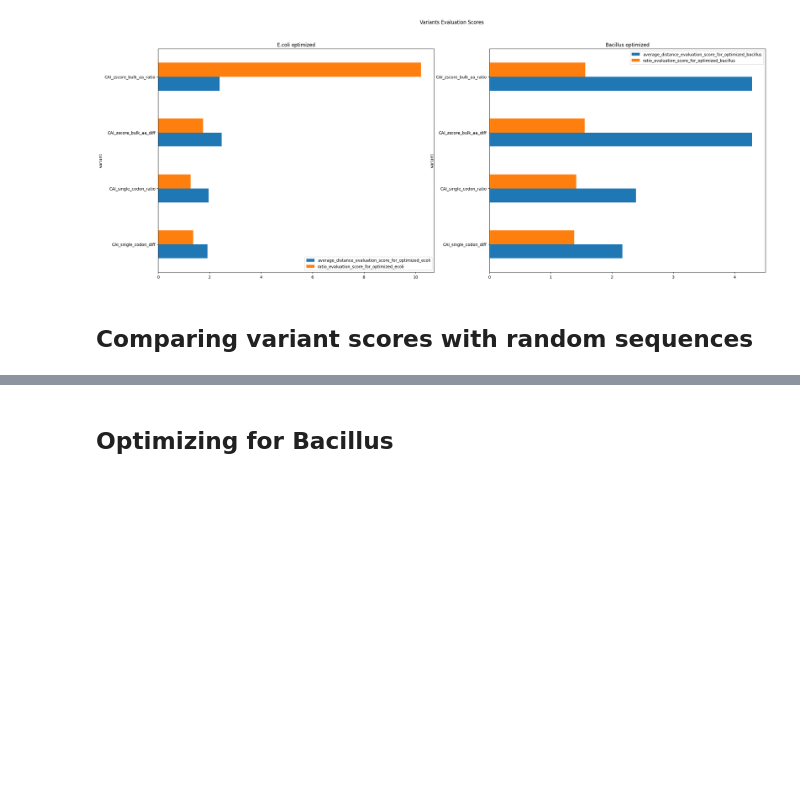
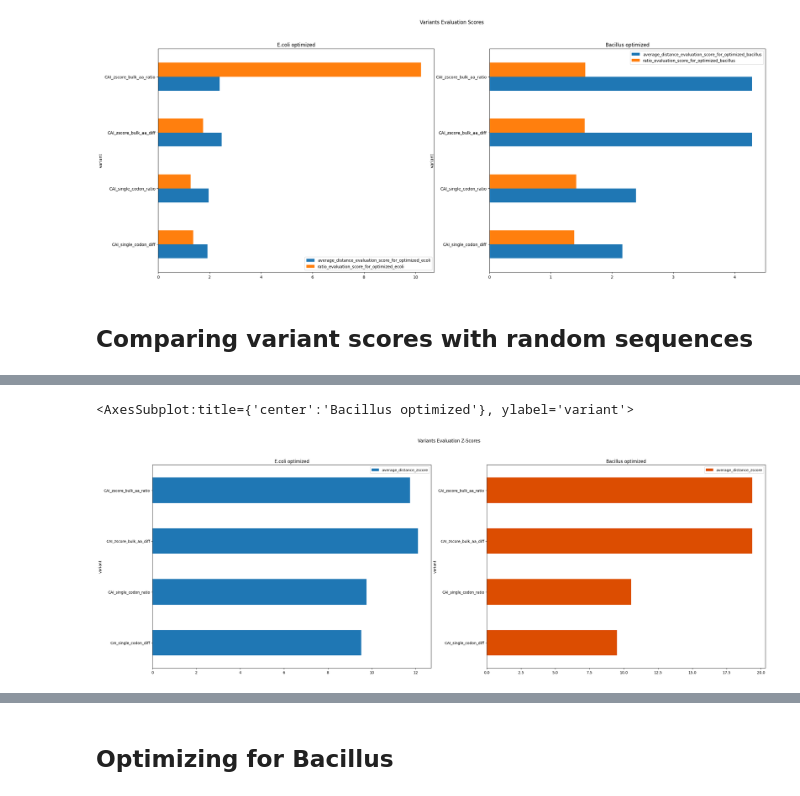
Before and after one commit to morikab/Igem_TAU_2021, a Jupyter notebook: analysis/orf_model_analysis/mcherry_variations.ipynb, the cells around one changed output, grey strips where cells are left out. Saved outputs shown, nothing was run; the diff lists cells and outputs as text; code cells hidden in the pictures; blank space fills up the shorter version.

Commit message:
* Fix local mcherry variations code to work with ratio evaluation score

```diff
--- a/analysis/orf_model_analysis/mcherry_variations.ipynb
+++ b/analysis/orf_model_analysis/mcherry_variations.ipynb
@@ -1204,6 +1204,7 @@ for optimization_cub_index in ["CAI", "tAI"]:
             is_ecoli_optimized=direction,
             orf_sequence=str(original_mcherry_seq),
             output_path=dummy_output_path,
+            should_use_protein_abundance=True,
         )
         key = f"{optimization_cub_index}_ecoli_opt_{direction}"
         random_evaluation_scores[key] = []
@@ -1274,7 +1274,8 @@ new_evaluation_ecoli_opt_variants_dataframe["ratio_zscore"] = (new_evaluation_ec
 
 
 bacillus_opt_random_scores_dataframe = get_random_scores_df(is_ecoli_opt=False)
-new_evaluation_bacillus_opt_variants_dataframe["average_distance_zscore"] = (new_evaluation_bacillus_opt_variants_dataframe["average_distance_evaluation_score_for_optimized_ecoli"] - new_evaluation_bacillus_opt_variants_dataframe["random_average_distance_average"]) / new_evaluation_bacillus_opt_variants_dataframe["random_average_distance_std"]
-new_evaluation_bacillus_opt_variants_dataframe["ratio_zscore"] = (new_evaluation_bacillus_opt_variants_dataframe["ratio_evaluation_score_for_optimized_ecoli"] - new_evaluation_bacillus_opt_variants_dataframe["random_ratio_average"]) / new_evaluation_bacillus_opt_variants_dataframe["random_ratio_std"]
+new_evaluation_bacillus_opt_variants_dataframe = pd.merge(evaluation_bacillus_opt_variants_dataframe, bacillus_opt_random_scores_dataframe, on='variant', how='inner')
+new_evaluation_bacillus_opt_variants_dataframe["average_distance_zscore"] = (new_evaluation_bacillus_opt_variants_dataframe["average_distance_evaluation_score_for_optimized_bacillus"] - new_evaluation_bacillus_opt_variants_dataframe["random_average_distance_average"]) / new_evaluation_bacillus_opt_variants_dataframe["random_average_distance_std"]
+new_evaluation_bacillus_opt_variants_dataframe["ratio_zscore"] = (new_evaluation_bacillus_opt_variants_dataframe["ratio_evaluation_score_for_optimized_bacillus"] - new_evaluation_bacillus_opt_variants_dataframe["random_ratio_average"]) / new_evaluation_bacillus_opt_variants_dataframe["random_ratio_std"]
 # %%
 new_evaluation_ecoli_opt_variants_dataframe
@@ -1299,6 +1313,9 @@ for key, values in random_evaluation_scores.items():
 # %%
-fig, axes = plt.subplots(nrows=1,ncols=2, figsize=(27,10))
+fig, axes = plt.subplots(nrows=1,ncols=2, figsize=(30,10))
 
 fig.suptitle("Variants Evaluation Z-Scores")
-new_evaluation_ecoli_opt_variants_dataframe.plot("variant", "zscore", kind="barh", ax=axes[0], title="E.coli optimized")
-new_evaluation_bacillus_opt_variants_dataframe.plot("variant", "zscore", kind="barh", ax=axes[1], title="Bacillus optimized", color="#dc4d01")
+new_evaluation_ecoli_opt_variants_dataframe.plot("variant", "average_distance_zscore", kind="barh", ax=axes[0], title="E.coli optimized")
+new_evaluation_bacillus_opt_variants_dataframe.plot("variant", "average_distance_zscore", kind="barh", ax=axes[1], title="Bacillus optimized", color="#dc4d01")
+# %% [output]
+<AxesSubplot:title={'center':'Bacillus optimized'}, ylabel='variant'>
+[figure, added]
```
Also changed, not shown: parts of 6 cells of this notebook, 1 other file.
